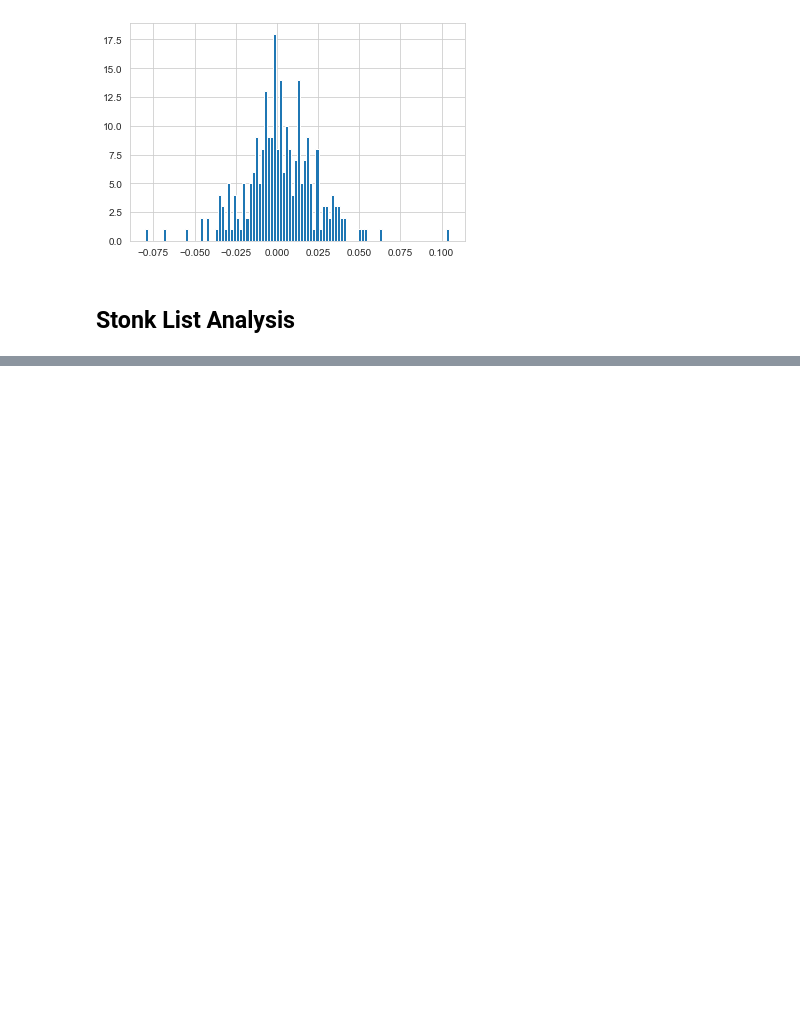
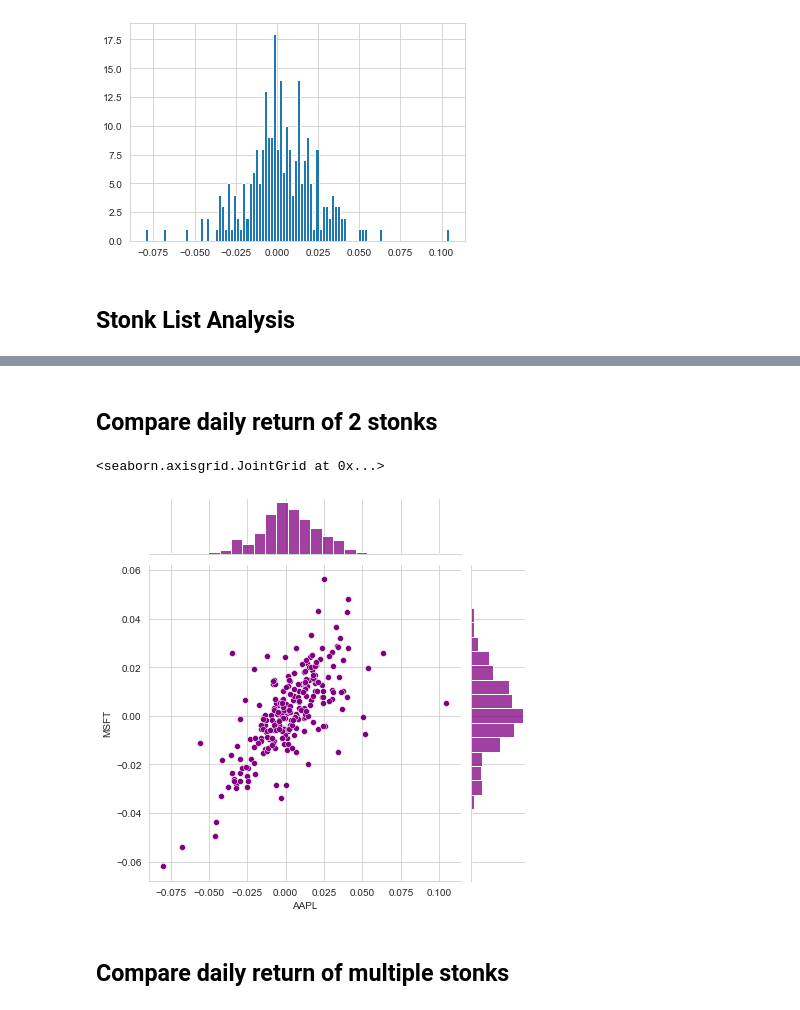
Before and after one commit to drxwskx/stonk_analysis, a Jupyter notebook: notebook.ipynb, the cells around one changed output, grey strips where cells are left out. Cells and saved outputs as stored; diff of their text form; code cells hidden in the pictures; blank space fills up the shorter version.

```diff
--- a/notebook.ipynb
+++ b/notebook.ipynb
@@ -108,3 +109,6 @@ plt.show()
 [figure]
 # %% [markdown]
 ## Stonk List Analysis
+# %%
+df = yahooFinance.download(" ".join(stonks), start=start, end=end)
+df.head()
@@ -110,0 +126,3 @@ plt.show()
+# %%
+closing_df = df['Adj Close']
+closing_df.head()
@@ -110,0 +139,3 @@ plt.show()
+# %%
+daily_returns = closing_df.pct_change()
+daily_returns.head()
@@ -110,0 +150,11 @@ plt.show()
+# %% [markdown]
+## Compare daily return of 2 stonks
+# %%
+stonk1 = stonks[0]
+stonk2 = stonks[1]
+sns.jointplot(stonk1, stonk2, daily_returns, kind='scatter', color='purple')
+# %% [output]
+<seaborn.axisgrid.JointGrid at 0x...>
+[figure, added]
+# %% [markdown]
+## Compare daily return of multiple stonks
```
Also changed, not shown: parts of 18 cells of this notebook, 1 other file.
